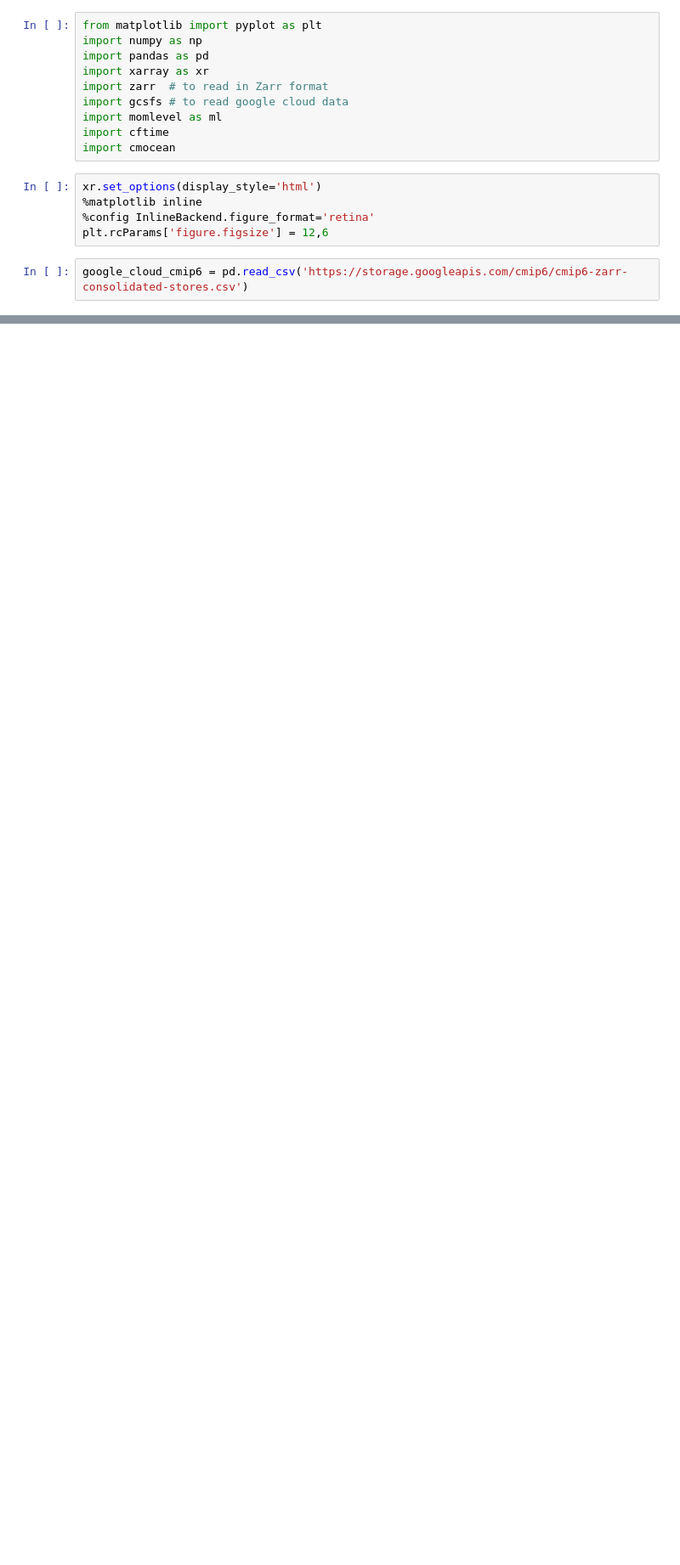
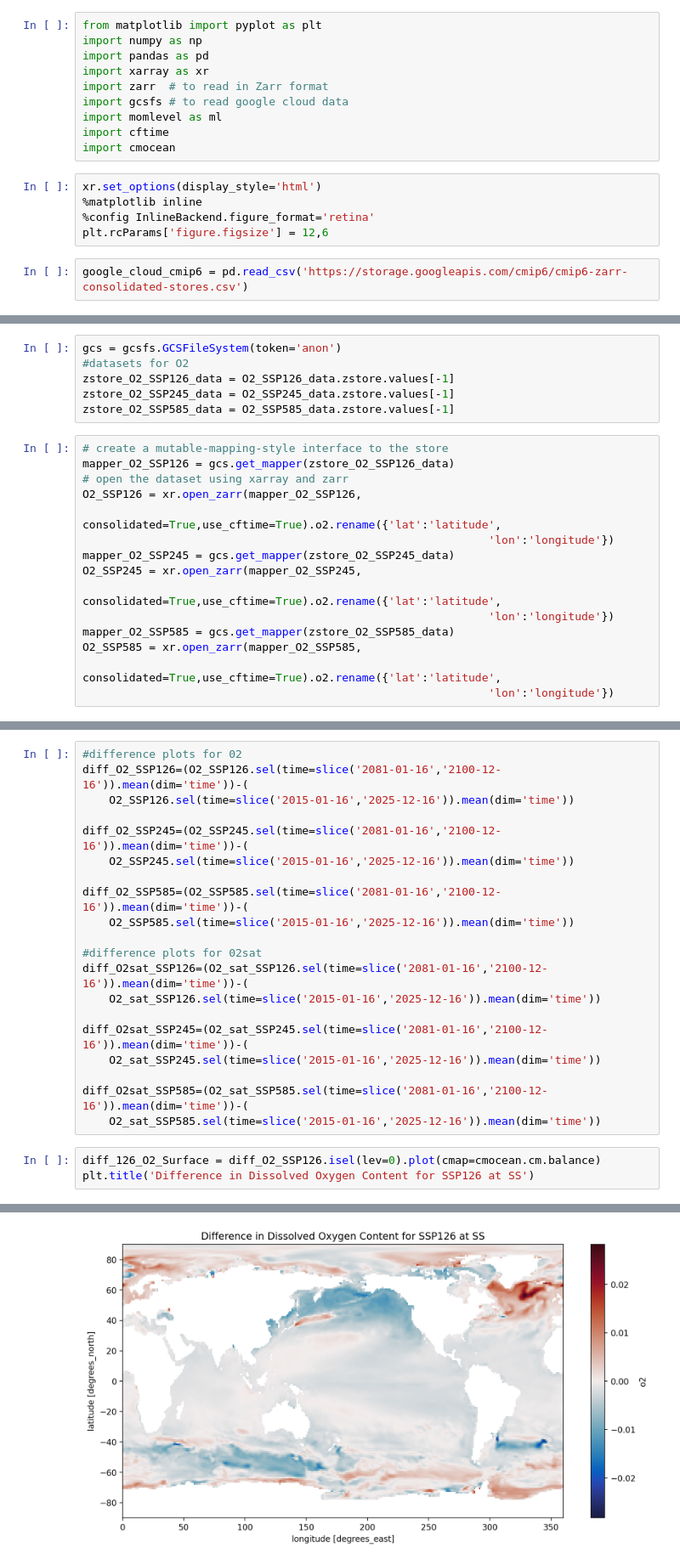
Before and after one commit to EES-3506-5506/Group4_Coomans, a Jupyter notebook: notebooks/File_practice.ipynb, the cells around one changed output, grey strips where cells are left out. Shown at 85% size. Cells and saved outputs as stored; diff of their text form; blank space fills up the shorter version.

```diff
--- a/notebooks/File_practice.ipynb
+++ b/notebooks/File_practice.ipynb
@@ -113,0 +94,21 @@ o2sat_ssp585
+# %%
+gcs = gcsfs.GCSFileSystem(token='anon')
+#datasets for O2
+zstore_O2_SSP126_data = O2_SSP126_data.zstore.values[-1]
+zstore_O2_SSP245_data = O2_SSP245_data.zstore.values[-1]
+zstore_O2_SSP585_data = O2_SSP585_data.zstore.values[-1]
+# %%
+# create a mutable-mapping-style interface to the store
+mapper_O2_SSP126 = gcs.get_mapper(zstore_O2_SSP126_data)
+# open the dataset using xarray and zarr
+O2_SSP126 = xr.open_zarr(mapper_O2_SSP126,
+                                consolidated=True,use_cftime=True).o2.rename({'lat':'latitude',
+                                                             'lon':'longitude'})
+mapper_O2_SSP245 = gcs.get_mapper(zstore_O2_SSP245_data)
+O2_SSP245 = xr.open_zarr(mapper_O2_SSP245,
+                                consolidated=True,use_cftime=True).o2.rename({'lat':'latitude',
+                                                             'lon':'longitude'})
+mapper_O2_SSP585 = gcs.get_mapper(zstore_O2_SSP585_data)
+O2_SSP585 = xr.open_zarr(mapper_O2_SSP585,
+                                consolidated=True,use_cftime=True).o2.rename({'lat':'latitude',
+                                                             'lon':'longitude'})
@@ -113,0 +132,24 @@ o2sat_ssp585
+# %%
+#difference plots for 02
+diff_O2_SSP126=(O2_SSP126.sel(time=slice('2081-01-16','2100-12-16')).mean(dim='time'))-(
+    O2_SSP126.sel(time=slice('2015-01-16','2025-12-16')).mean(dim='time'))
+
+diff_O2_SSP245=(O2_SSP245.sel(time=slice('2081-01-16','2100-12-16')).mean(dim='time'))-(
+    O2_SSP245.sel(time=slice('2015-01-16','2025-12-16')).mean(dim='time'))
+
+diff_O2_SSP585=(O2_SSP585.sel(time=slice('2081-01-16','2100-12-16')).mean(dim='time'))-(
+    O2_SSP585.sel(time=slice('2015-01-16','2025-12-16')).mean(dim='time'))
+
+#difference plots for 02sat
+diff_O2sat_SSP126=(O2_sat_SSP126.sel(time=slice('2081-01-16','2100-12-16')).mean(dim='time'))-(
+    O2_sat_SSP126.sel(time=slice('2015-01-16','2025-12-16')).mean(dim='time'))
+
+diff_O2sat_SSP245=(O2_sat_SSP245.sel(time=slice('2081-01-16','2100-12-16')).mean(dim='time'))-(
+    O2_sat_SSP245.sel(time=slice('2015-01-16','2025-12-16')).mean(dim='time'))
+
+diff_O2sat_SSP585=(O2_sat_SSP585.sel(time=slice('2081-01-16','2100-12-16')).mean(dim='time'))-(
+    O2_sat_SSP585.sel(time=slice('2015-01-16','2025-12-16')).mean(dim='time'))
+# %%
+diff_126_O2_Surface = diff_O2_SSP126.isel(lev=0).plot(cmap=cmocean.cm.balance)
+plt.title('Difference in Dissolved Oxygen Content for SSP126 at SS')
+# %% [output]
@@ -113,0 +157 @@ o2sat_ssp585
+[figure, added]
```
Also changed, not shown: parts of 20 cells of this notebook.
